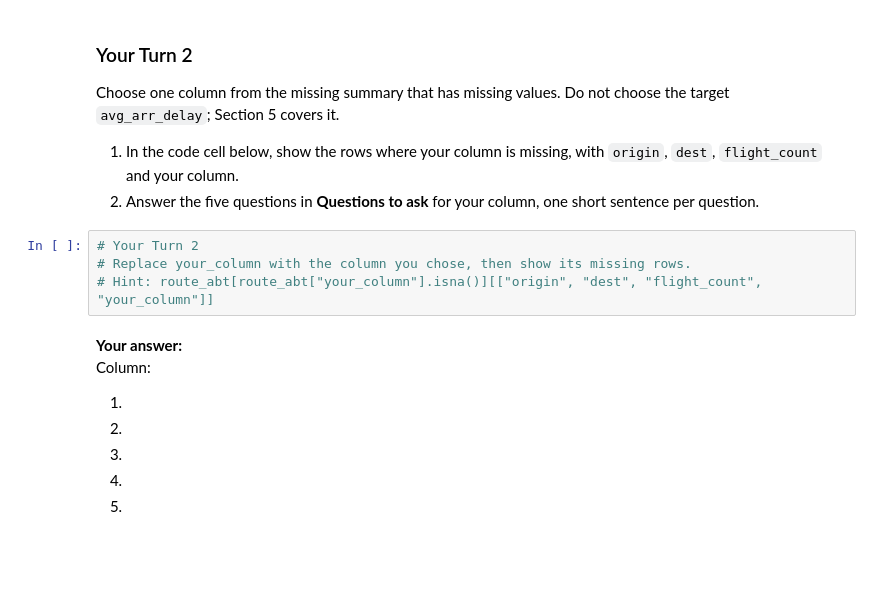
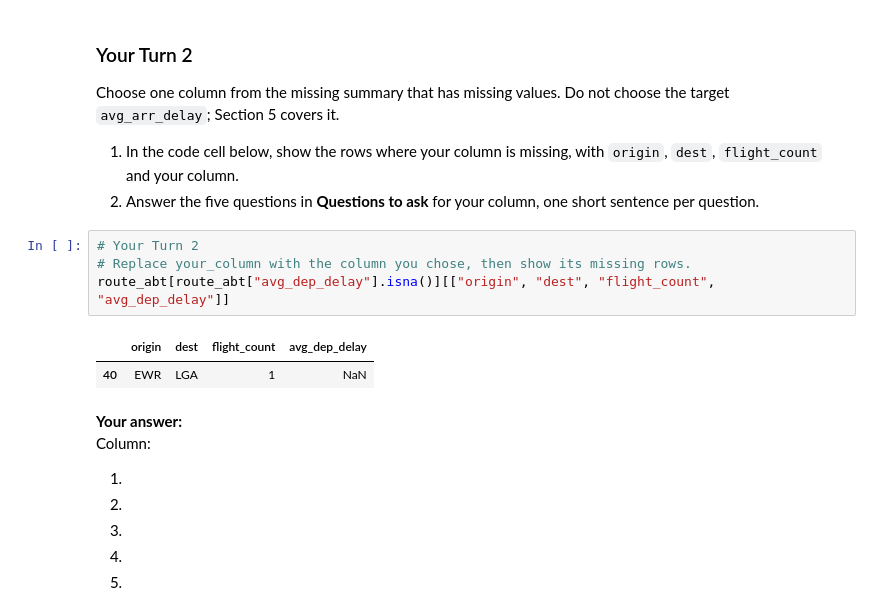
Before and after one commit to Ksandys22/BAN6003_WK11-12, a Jupyter notebook: notebooks/module11_abt_documentation_guided_lab.ipynb, the cells around one changed output. Saved outputs shown, nothing was run; the diff lists cells and outputs as text; blank space fills up the shorter version.

```diff
--- a/notebooks/module11_abt_documentation_guided_lab.ipynb
+++ b/notebooks/module11_abt_documentation_guided_lab.ipynb
@@ -191,7 +250,10 @@ Choose one column from the missing summary that has missing values. Do not choos
 # %%
 # Your Turn 2
 # Replace your_column with the column you chose, then show its missing rows.
-# Hint: route_abt[route_abt["your_column"].isna()][["origin", "dest", "flight_count", "your_column"]]
+route_abt[route_abt["avg_dep_delay"].isna()][["origin", "dest", "flight_count", "avg_dep_delay"]]
+# %% [output]
+|  | origin | dest | flight_count | avg_dep_delay |
+| 40 | EWR | LGA | 1 | NaN |
 # %% [markdown]
 **Your answer:**
 Column:
```
Also changed, not shown: parts of 29 cells of this notebook.
